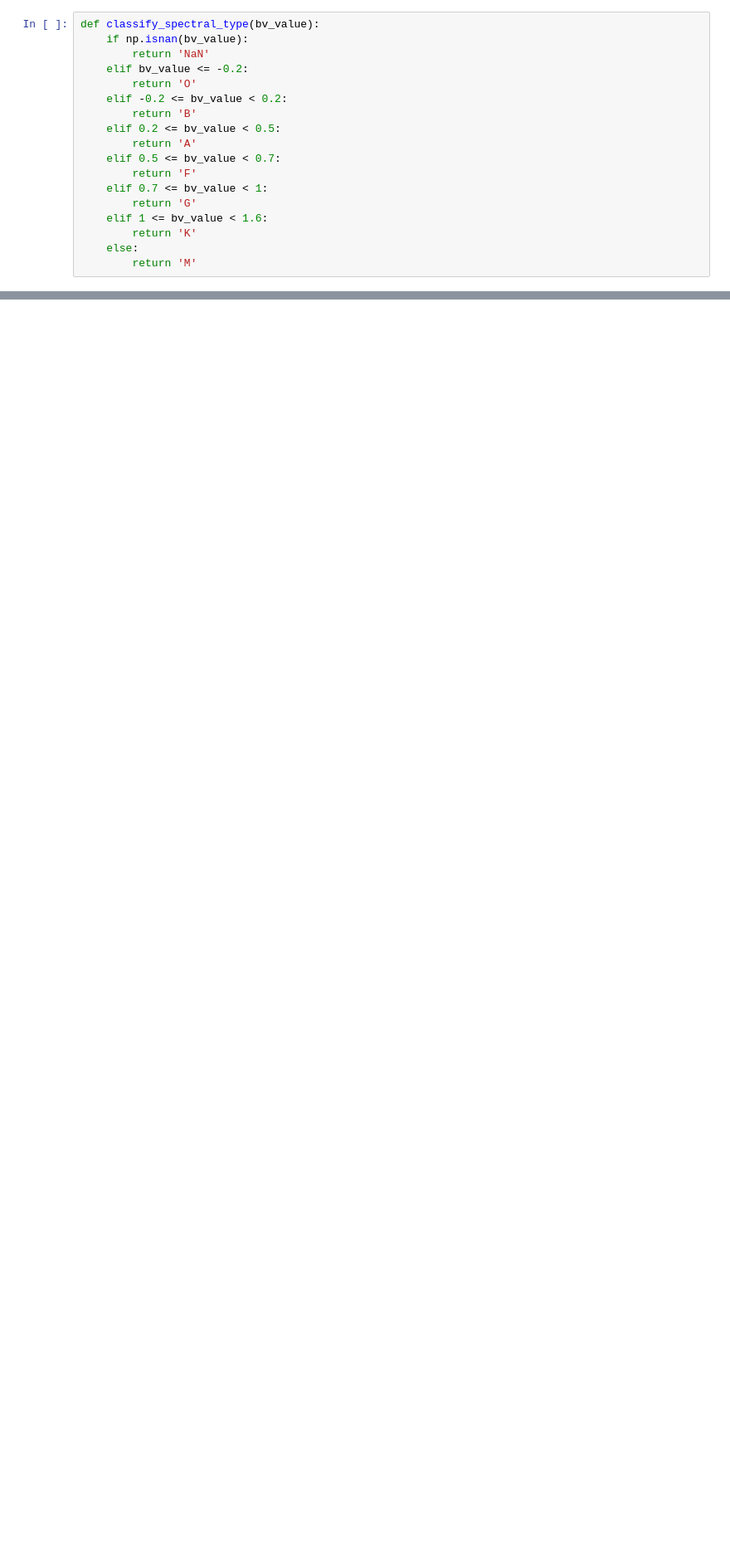
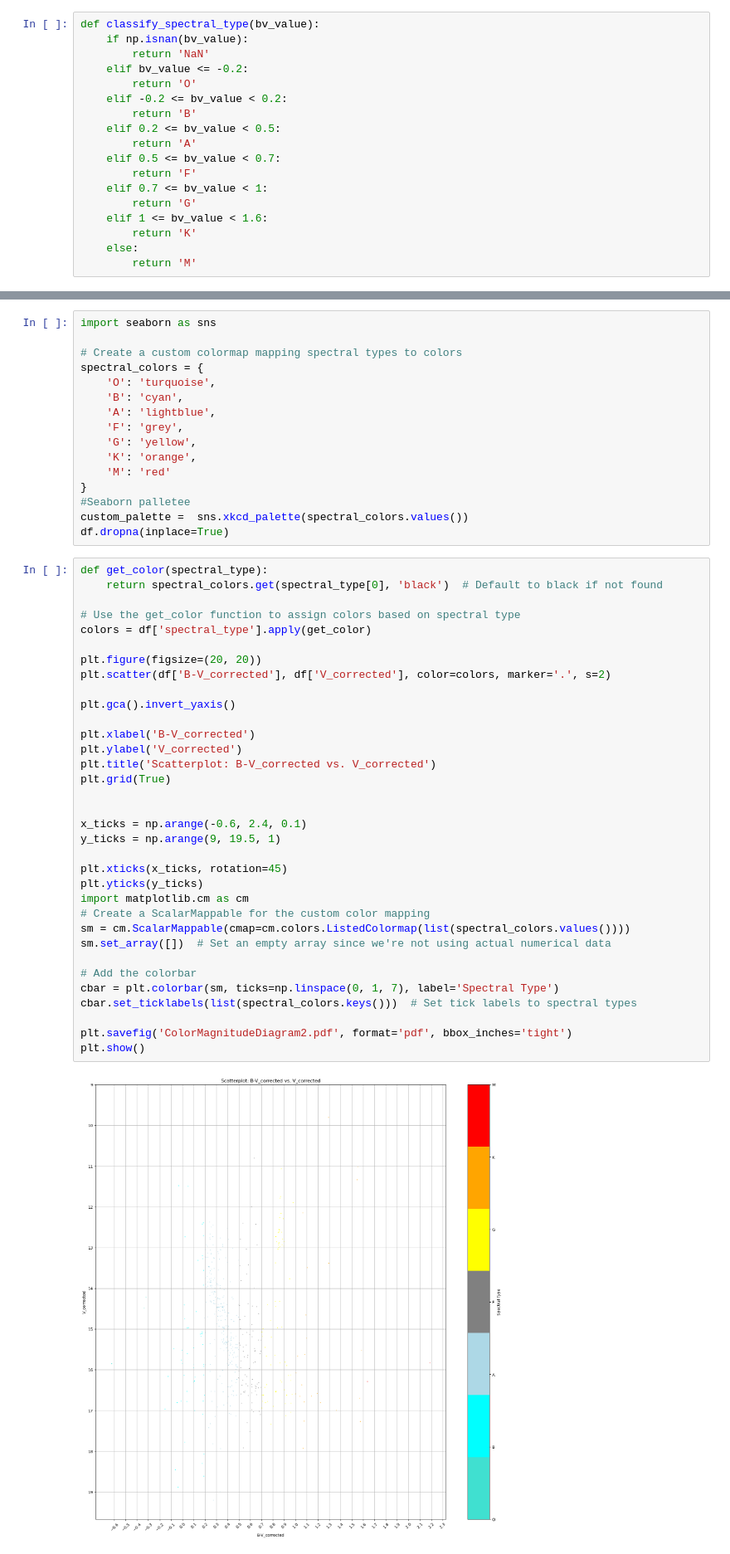
Before and after one commit to MuhammadArshad123/NGC1245, a Jupyter notebook: ngc.ipynb, the cells around one changed output, grey strips where cells are left out. Shown: that part at 83% size. Cells and saved outputs as stored; diff of their text form; blank space fills up the shorter version.

```diff
--- a/ngc.ipynb
+++ b/ngc.ipynb
@@ -91,0 +97,52 @@ plt.show()
+# %%
+import seaborn as sns
+
+# Create a custom colormap mapping spectral types to colors
+spectral_colors = {
+    'O': 'turquoise',
+    'B': 'cyan',
+    'A': 'lightblue',
+    'F': 'grey',
+    'G': 'yellow',
+    'K': 'orange',
+    'M': 'red'
+}
+#Seaborn palletee
+custom_palette =  sns.xkcd_palette(spectral_colors.values())
+df.dropna(inplace=True)
+# %%
+def get_color(spectral_type):
+    return spectral_colors.get(spectral_type[0], 'black')  # Default to black if not found
+
+# Use the get_color function to assign colors based on spectral type
+colors = df['spectral_type'].apply(get_color)
+
+plt.figure(figsize=(20, 20))
+plt.scatter(df['B-V_corrected'], df['V_corrected'], color=colors, marker='.', s=2)
+
+plt.gca().invert_yaxis()
+
+plt.xlabel('B-V_corrected')
+plt.ylabel('V_corrected')
+plt.title('Scatterplot: B-V_corrected vs. V_corrected')
+plt.grid(True)
+
+
+x_ticks = np.arange(-0.6, 2.4, 0.1)
+y_ticks = np.arange(9, 19.5, 1)
+
+plt.xticks(x_ticks, rotation=45)
+plt.yticks(y_ticks)
+import matplotlib.cm as cm
+# Create a ScalarMappable for the custom color mapping
+sm = cm.ScalarMappable(cmap=cm.colors.ListedColormap(list(spectral_colors.values())))
+sm.set_array([])  # Set an empty array since we're not using actual numerical data
+
+# Add the colorbar
+cbar = plt.colorbar(sm, ticks=np.linspace(0, 1, 7), label='Spectral Type')
+cbar.set_ticklabels(list(spectral_colors.keys()))  # Set tick labels to spectral types
+
+plt.savefig('ColorMagnitudeDiagram2.pdf', format='pdf', bbox_inches='tight')
+plt.show()
+# %% [output]
+[figure, added]
```
Also changed, not shown: parts of 2 cells of this notebook, 3 other files.
